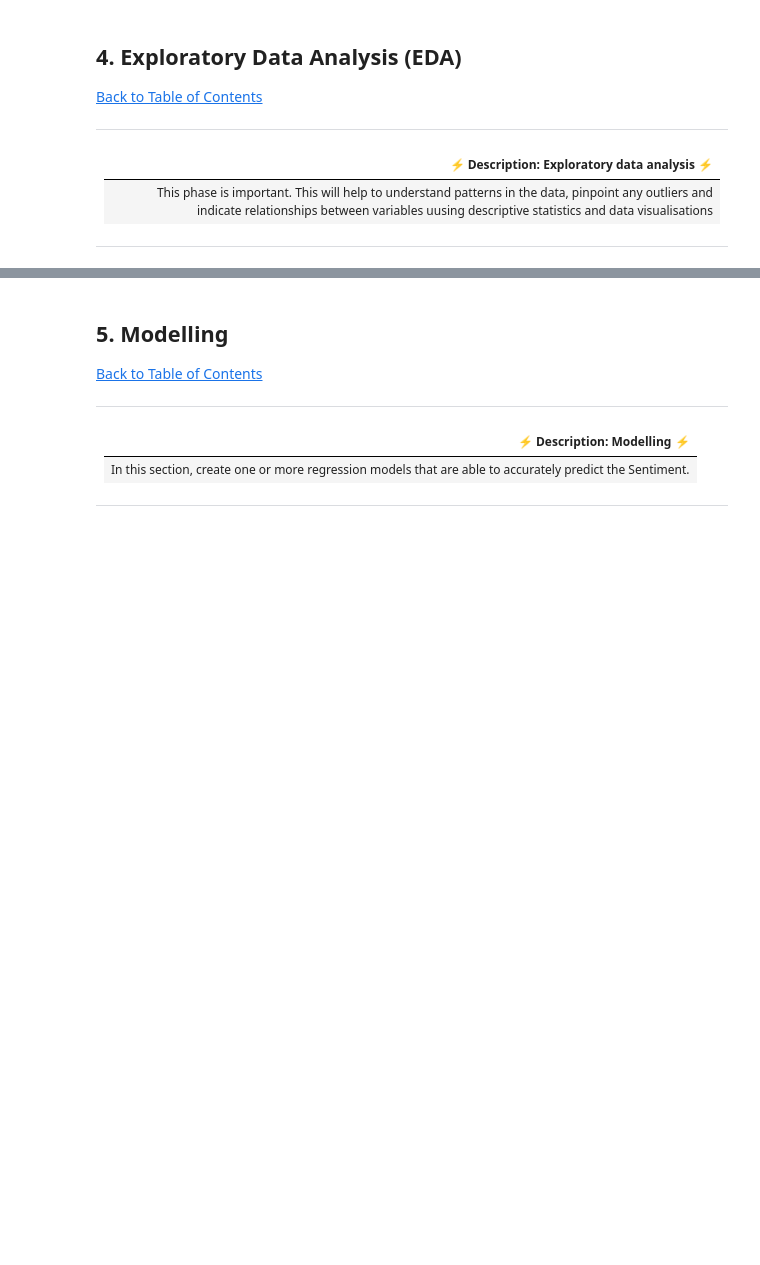
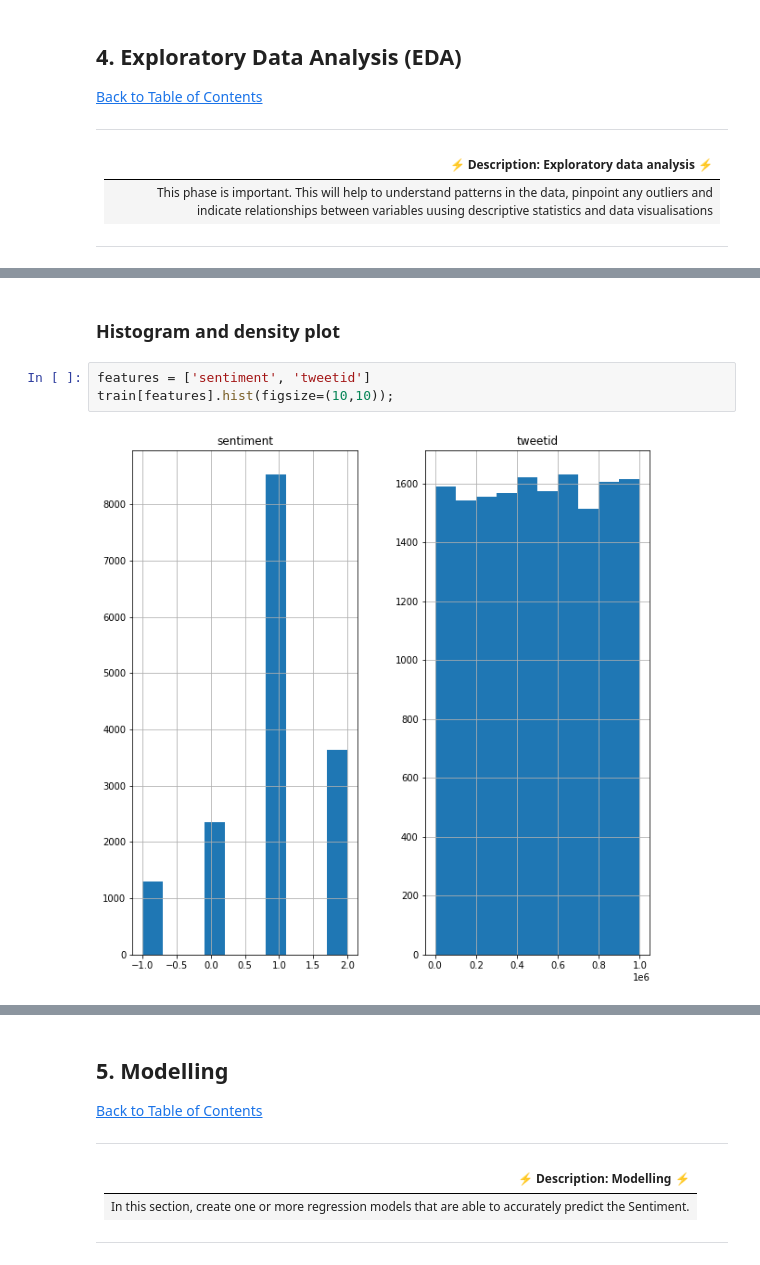
Before and after one commit to TEAMCBB3Classificationpredict/predict-notebook, a Jupyter notebook: EDSA CLIMATE NOTEBOOK.ipynb, the cells around one changed output, grey strips where cells are left out. Drawn from its saved outputs; the diff is of its cells as text; blank space fills up the shorter version.

```diff
--- a/EDSA CLIMATE NOTEBOOK.ipynb
+++ b/EDSA CLIMATE NOTEBOOK.ipynb
@@ -250,0 +285,7 @@ train.head(10)
+# %% [markdown]
+### Histogram and density plot
+# %%
+features = ['sentiment', 'tweetid']
+train[features].hist(figsize=(10,10));
+# %% [output]
+[figure, added]
```
Also changed, not shown: parts of 24 cells of this notebook.
